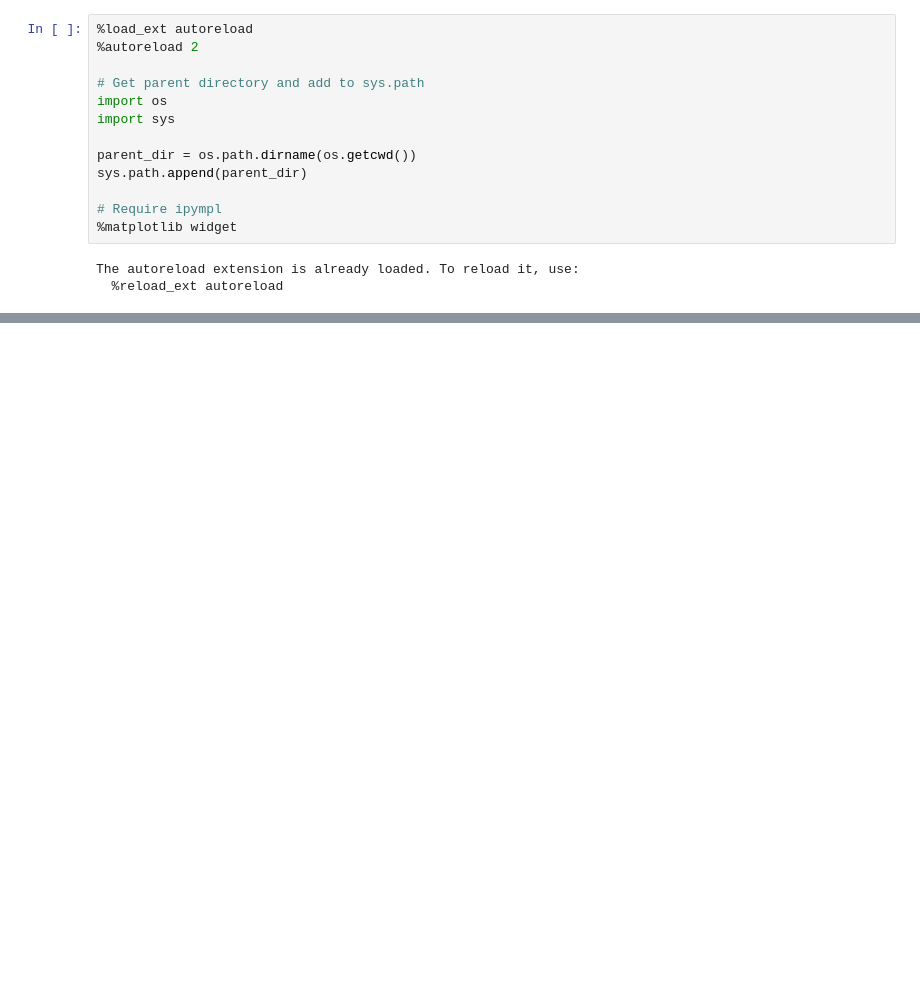
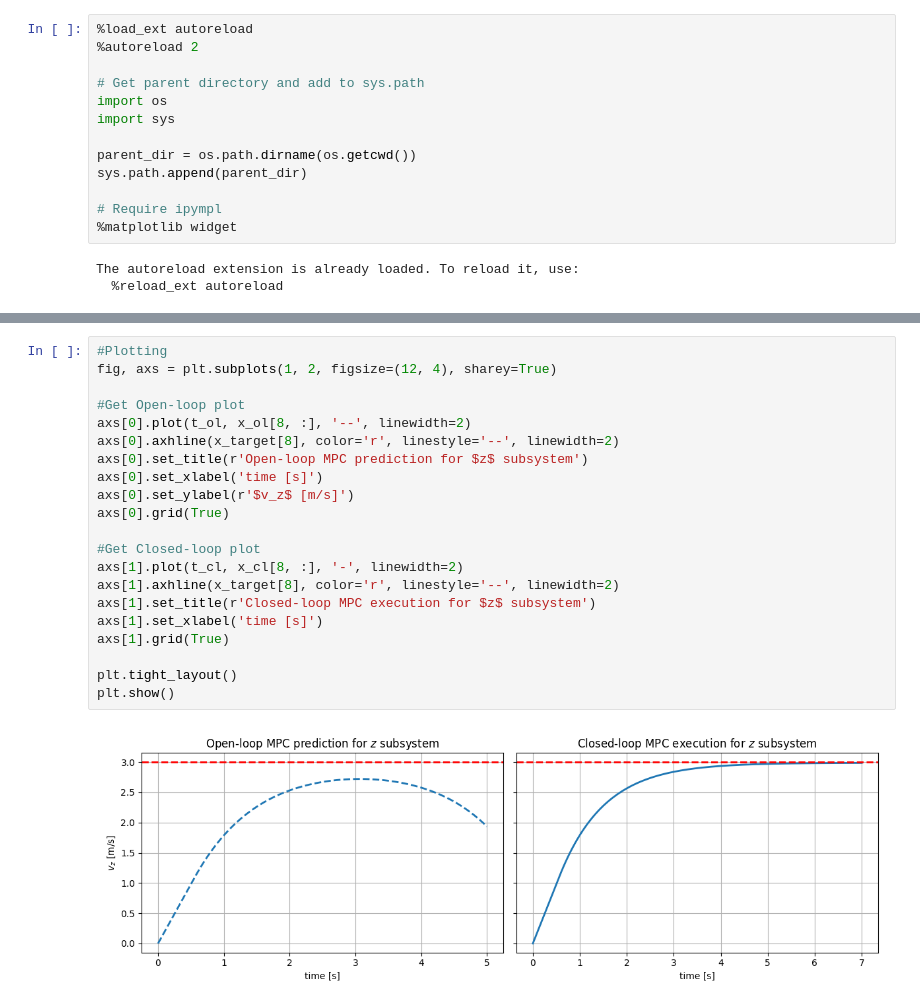
Before and after one commit to Sdevaud/MPC_ROCKET, a Jupyter notebook: project/Deliverable_3_2/Deliverable_3_2.ipynb, the cells around one changed output, grey strips where cells are left out. Drawn from its saved outputs; the diff is of its cells as text; blank space fills up the shorter version.

```diff
--- a/project/Deliverable_3_2/Deliverable_3_2.ipynb
+++ b/project/Deliverable_3_2/Deliverable_3_2.ipynb
@@ -69,0 +110,23 @@ AppLayout(children=(HBox(children=(Play(value=0, description='Press play', max=1
+# %%
+#Plotting
+fig, axs = plt.subplots(1, 2, figsize=(12, 4), sharey=True)
+
+#Get Open-loop plot
+axs[0].plot(t_ol, x_ol[8, :], '--', linewidth=2)
+axs[0].axhline(x_target[8], color='r', linestyle='--', linewidth=2)
+axs[0].set_title(r'Open-loop MPC prediction for $z$ subsystem')
+axs[0].set_xlabel('time [s]')
+axs[0].set_ylabel(r'$v_z$ [m/s]')
+axs[0].grid(True)
+
+#Get Closed-loop plot
+axs[1].plot(t_cl, x_cl[8, :], '-', linewidth=2)
+axs[1].axhline(x_target[8], color='r', linestyle='--', linewidth=2)
+axs[1].set_title(r'Closed-loop MPC execution for $z$ subsystem')
+axs[1].set_xlabel('time [s]')
+axs[1].grid(True)
+
+plt.tight_layout()
+plt.show()
+# %% [output]
+[figure, added]
```
Also changed, not shown: parts of 6 cells of this notebook, 26 other files.
